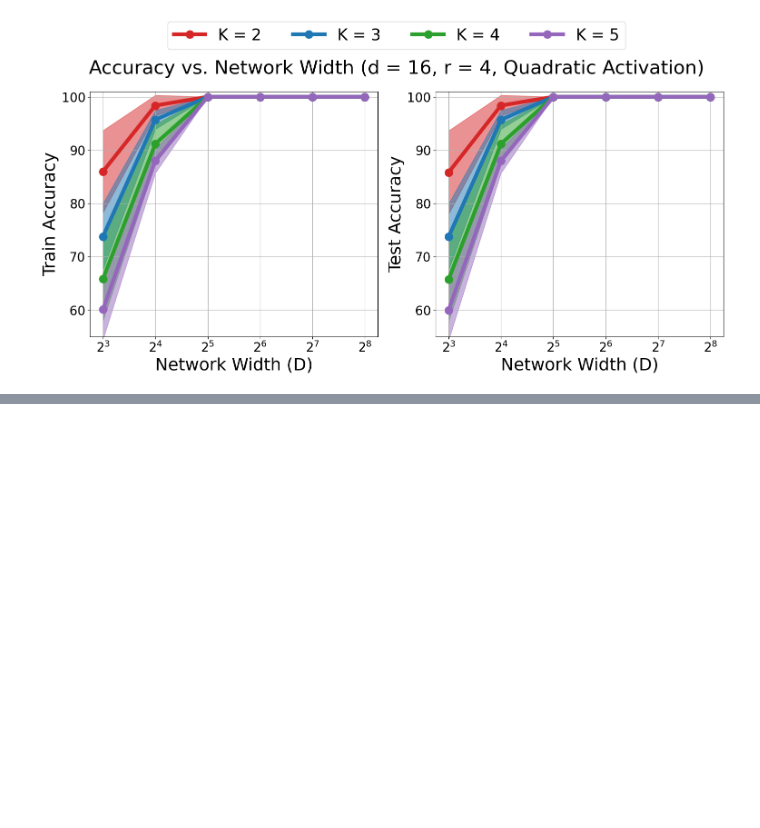
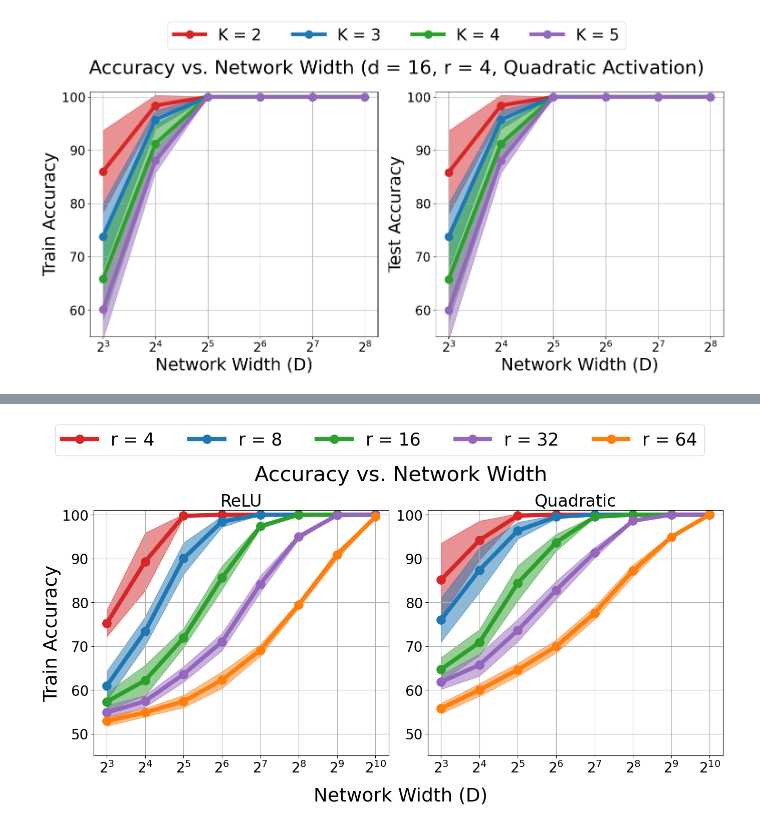
Before and after one commit to alecxu00/uos-linear-separability, a Jupyter notebook: plot_synthetic_results.ipynb, the cells around one changed output, grey strips where cells are left out. Drawn from its saved outputs; the diff is of its cells as text; code cells hidden in the pictures; blank space fills up the shorter version.

Commit message:
linear probing during training.

```diff
--- a/plot_synthetic_results.ipynb
+++ b/plot_synthetic_results.ipynb
@@ -210,0 +216,9 @@ plt.show()
+# %%
+dim = 128
+#widths = [32, 64, 128, 256, 512, 1024]
+widths = [8, 16, 32, 64, 128, 256, 512, 1024]
+#activations = ["relu", "quadratic"]
+K = 2
+#angle = 0
+ranks = [4, 8, 16, 32, 64]
+num_trials = 10
@@ -210,0 +257,82 @@ plt.show()
+# %%
+# Plot results
+relu_train_accs_mean = np.mean(relu_train_accs, axis=0)
+relu_train_accs_std = np.std(relu_train_accs, axis=0)
+
+relu_test_accs_mean = np.mean(relu_test_accs, axis=0)
+relu_test_accs_std = np.std(relu_test_accs, axis=0)
+
+
+quad_train_accs_mean = np.mean(quad_train_accs, axis=0)
+quad_train_accs_std = np.std(quad_train_accs, axis=0)
+
+quad_test_accs_mean = np.mean(quad_test_accs, axis=0)
+quad_test_accs_std = np.std(quad_test_accs, axis=0)
+
+
+fig, (ax1, ax2) = plt.subplots(ncols=2, figsize=(14, 7))
+
+dim_base = int(np.log2(dim))
+dim_save = str(dim)
+
+start_idx = 1
+lw = 6
+colors = ['tab:red', 'tab:blue', 'tab:green', 'tab:purple', 'tab:orange']
+
+# Plot training
+#ax1.set_xlabel(r'Network Width (D)', fontsize=27)
+#ax1.set_ylabel('Test Accuracy', fontsize=27)
+ax1.set_title('ReLU', fontsize=24)
+
+lns = []
+for i in range(len(ranks)):
+    l_i = ax1.plot(widths, list(relu_train_accs_mean[:, i]), color=colors[i], linewidth=lw, marker=".", markersize=25,
+                  label='r = ' + str(ranks[i]))
+    ax1.fill_between(widths, list(relu_train_accs_mean[:, i] - relu_train_accs_std[:, i]), list(relu_train_accs_mean[:, i] + relu_train_accs_std[:, i]),
+                     color=colors[i], alpha=0.5)
+    lns += l_i
+
+ax1.set_xscale('log', base=2)
+ax1.tick_params(axis='y', labelsize=20)
+ax1.tick_params(axis='x', labelsize=20)
+#ax1.xaxis.set_major_locator(ticker.MultipleLocator())
+ax1.set_xticks(widths)
+#ax1.set_xticklabels(widths)
+
+labs = [l.get_label() for l in lns]
+#ax1.legend(lns, labs, loc='upper center', bbox_to_anchor=(0.5,1.20), ncol=5, fontsize=15)
+ax1.grid()
+ax1.set_ylim(45, 101)
+
+# Plot testing
+#ax2.set_xlabel(r'Network Width (D)', fontsize=27)
+#ax2.set_ylabel('Train Accuracy', fontsize=27)
+ax2.set_title('Quadratic', fontsize=24)
+
+lns = []
+for i in range(len(ranks)):
+    l_i = ax2.plot(widths, list(quad_train_accs_mean[:, i]), color=colors[i], linewidth=lw, marker=".", markersize=25,
+                  label="r = " + str(ranks[i]))
+    ax2.fill_between(widths, list(quad_train_accs_mean[:, i] - quad_train_accs_std[:, i]), list(quad_train_accs_mean[:, i] + quad_train_accs_std[:, i]),
+                     color=colors[i], alpha=0.5)
+
+    lns += l_i
+
+ax2.set_xscale('log', base=2)
+ax2.tick_params(axis='y', labelsize=20)
+ax2.tick_params(axis='x', labelsize=20)
+ax2.set_xticks(widths)
+
+labs = [l.get_label() for l in lns]
+#ax2.legend(lns, labs, loc='upper center', bbox_to_anchor=(0.5,1.20), ncol=5, fontsize=15)
+ax2.grid()
+ax2.set_ylim(45, 101)
+
+fig.suptitle('Accuracy vs. Network Width', fontsize=30, x=0.53)
+fig.supxlabel('Network Width (D)', fontsize=27, x=0.53)
+fig.supylabel('Train Accuracy', fontsize=27)
+fig.legend(lns, labs, loc='upper center', bbox_to_anchor=(0.5,1.12), ncol=len(ranks), fontsize=25)
+fig.tight_layout()  # otherwise the right y-label is slightly clipped
+plt.show()
+# %% [output]
+[figure, added]
```
Also changed, not shown: parts of 6 cells of this notebook, 17 other files.
